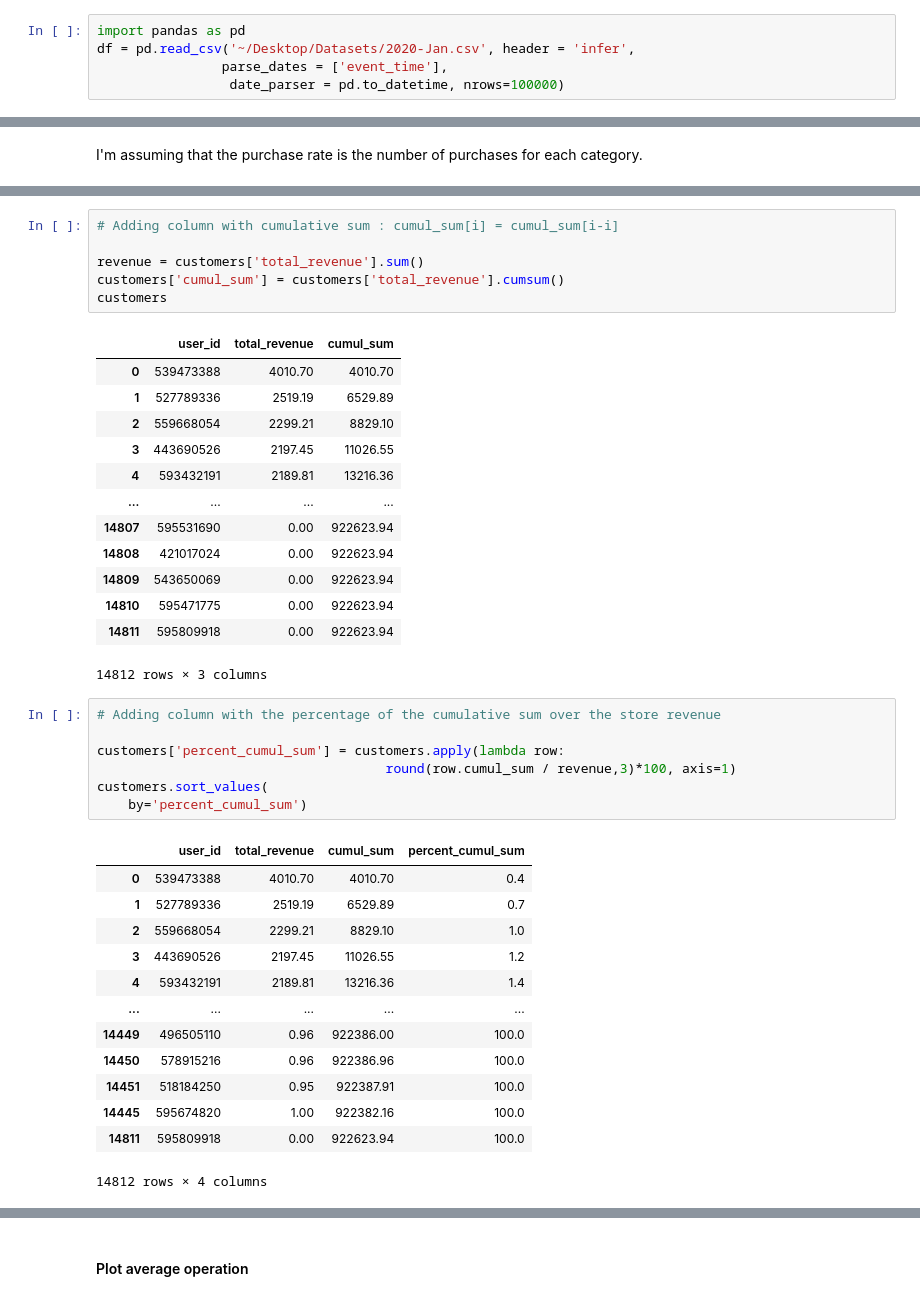
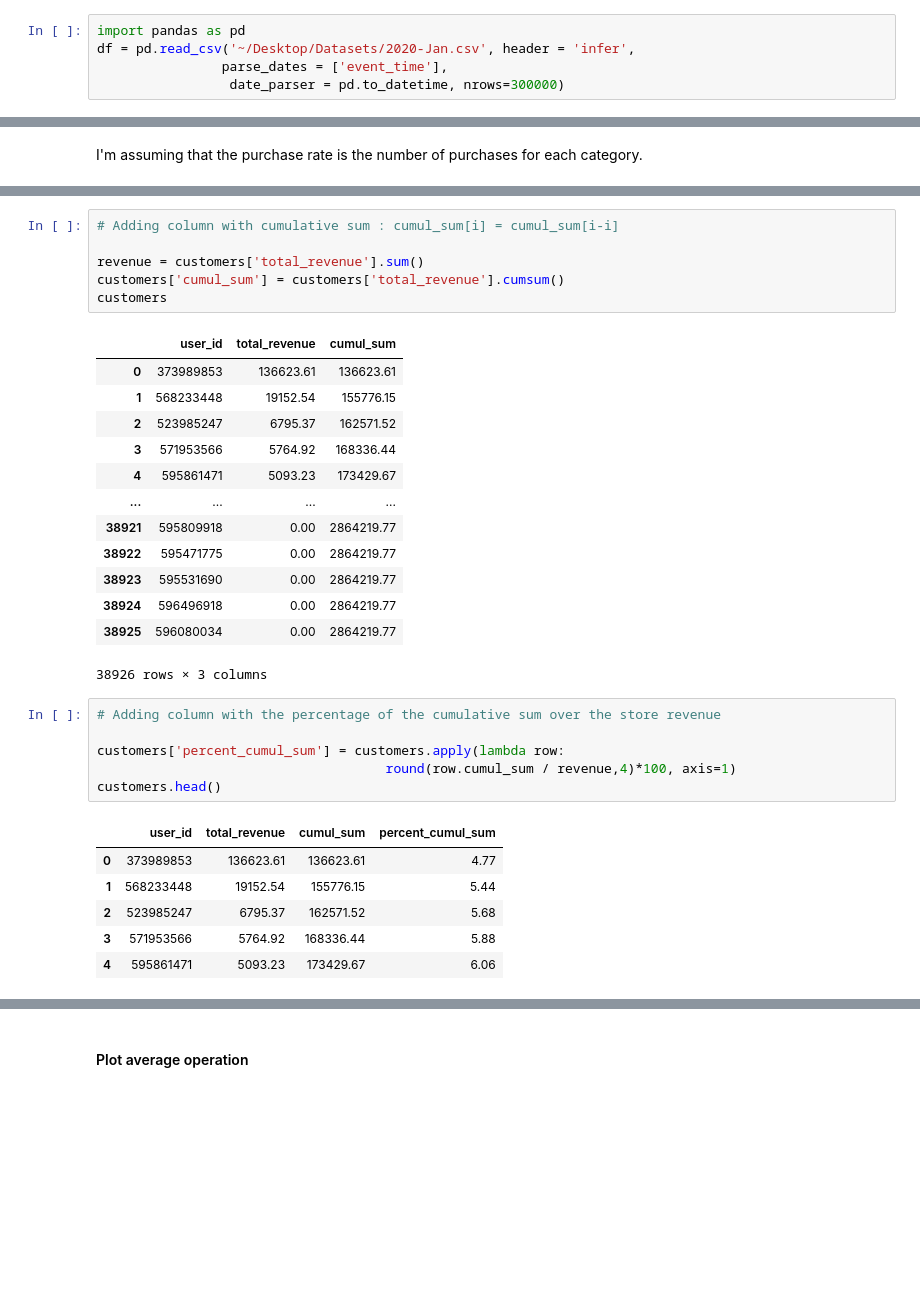
Before and after one commit to domenicocinque/ADM-HW2, a Jupyter notebook: HW2_Dom.ipynb, the cells around one changed output, grey strips where cells are left out. Drawn from its saved outputs; the diff is of its cells as text; blank space fills up the shorter version.

```diff
--- a/HW2_Dom.ipynb
+++ b/HW2_Dom.ipynb
@@ -2,4 +2,4 @@
 import pandas as pd
 df = pd.read_csv('~/Desktop/Datasets/2020-Jan.csv', header = 'infer',
                 parse_dates = ['event_time'],
-                 date_parser = pd.to_datetime, nrows=100000)
+                 date_parser = pd.to_datetime, nrows=300000)
@@ -142,36 +134,28 @@ customers['cumul_sum'] = customers['total_revenue'].cumsum()
 customers
 # %% [output]
 |  | user_id | total_revenue | cumul_sum |
-| 0 | 539473388 | 4010.70 | 4010.70 |
-| 1 | 527789336 | 2519.19 | 6529.89 |
-| 2 | 559668054 | 2299.21 | 8829.10 |
-| 3 | 443690526 | 2197.45 | 11026.55 |
-| 4 | 593432191 | 2189.81 | 13216.36 |
+| 0 | 373989853 | 136623.61 | 136623.61 |
+| 1 | 568233448 | 19152.54 | 155776.15 |
+| 2 | 523985247 | 6795.37 | 162571.52 |
+| 3 | 571953566 | 5764.92 | 168336.44 |
+| 4 | 595861471 | 5093.23 | 173429.67 |
 | ... | ... | ... | ... |
-| 14807 | 595531690 | 0.00 | 922623.94 |
-| 14808 | 421017024 | 0.00 | 922623.94 |
-| 14809 | 543650069 | 0.00 | 922623.94 |
-| 14810 | 595471775 | 0.00 | 922623.94 |
-| 14811 | 595809918 | 0.00 | 922623.94 |
+| 38921 | 595809918 | 0.00 | 2864219.77 |
+| 38922 | 595471775 | 0.00 | 2864219.77 |
+| 38923 | 595531690 | 0.00 | 2864219.77 |
+| 38924 | 596496918 | 0.00 | 2864219.77 |
+| 38925 | 596080034 | 0.00 | 2864219.77 |
-14812 rows × 3 columns
+38926 rows × 3 columns
 # %%
 # Adding column with the percentage of the cumulative sum over the store revenue
 
 customers['percent_cumul_sum'] = customers.apply(lambda row:
-                                     round(row.cumul_sum / revenue,3)*100, axis=1)
-customers.sort_values(
-    by='percent_cumul_sum')
+                                     round(row.cumul_sum / revenue,4)*100, axis=1)
+customers.head()
 # %% [output]
 |  | user_id | total_revenue | cumul_sum | percent_cumul_sum |
-| 0 | 539473388 | 4010.70 | 4010.70 | 0.4 |
-| 1 | 527789336 | 2519.19 | 6529.89 | 0.7 |
-| 2 | 559668054 | 2299.21 | 8829.10 | 1.0 |
-| 3 | 443690526 | 2197.45 | 11026.55 | 1.2 |
-| 4 | 593432191 | 2189.81 | 13216.36 | 1.4 |
-| ... | ... | ... | ... | ... |
-| 14449 | 496505110 | 0.96 | 922386.00 | 100.0 |
-| 14450 | 578915216 | 0.96 | 922386.96 | 100.0 |
-| 14451 | 518184250 | 0.95 | 922387.91 | 100.0 |
-| 14445 | 595674820 | 1.00 | 922382.16 | 100.0 |
-| 14811 | 595809918 | 0.00 | 922623.94 | 100.0 |
+| 0 | 373989853 | 136623.61 | 136623.61 | 4.77 |
+| 1 | 568233448 | 19152.54 | 155776.15 | 5.44 |
+| 2 | 523985247 | 6795.37 | 162571.52 | 5.68 |
+| 3 | 571953566 | 5764.92 | 168336.44 | 5.88 |
+| 4 | 595861471 | 5093.23 | 173429.67 | 6.06 |
-14812 rows × 4 columns
```
Also changed, not shown: parts of 17 cells of this notebook.
